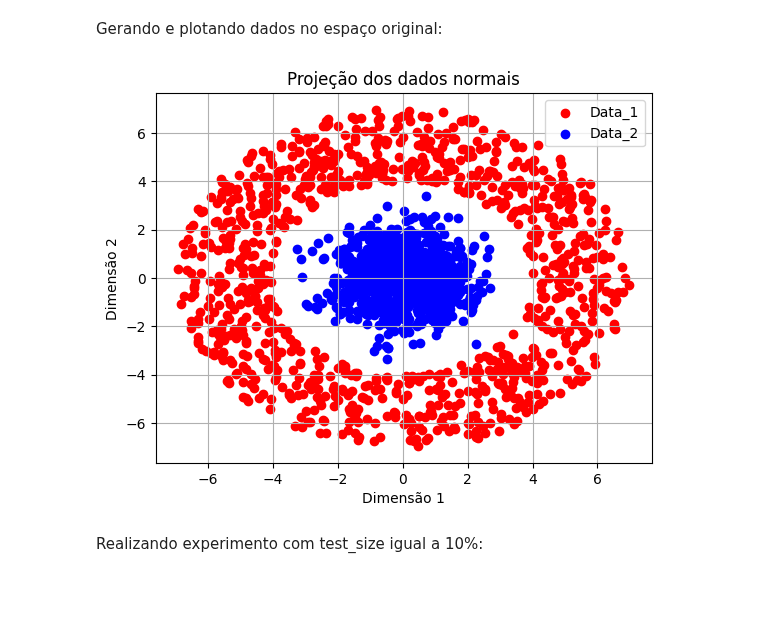
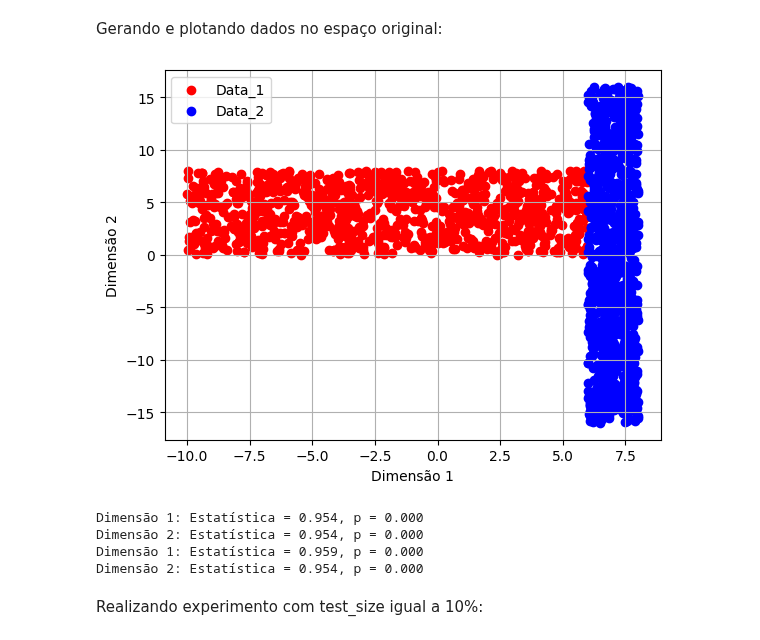
Before and after one commit to lorran-araujo/LNCC, a Jupyter notebook: disciplinas/estatistica/seminario/codes/aplications_lda.ipynb, the cells around one changed output. Cells and saved outputs as stored; diff of their text form; code cells hidden in the pictures; blank space fills up the shorter version.

```diff
--- a/disciplinas/estatistica/seminario/codes/aplications_lda.ipynb
+++ b/disciplinas/estatistica/seminario/codes/aplications_lda.ipynb
@@ -13,7 +13,6 @@ Definição de funções:
 # %%
 def plot_dados(data_1, data_2):
 
-    plt.title("Projeção dos dados normais")
     plt.xlabel("Dimensão 1")
     plt.ylabel("Dimensão 2")
 
@@ -103,7 +102,7 @@ data_1 = np.zeros((num_dados,2))
 data_2 = np.zeros((num_dados,2))
 
 for i in range(num_dados):
-    a = np.random.normal(15, 10)
+    a = np.random.normal(15, 5)
     b = np.random.normal(10, 5)
 
     c = np.random.normal(0, 5)
@@ -173,30 +175,40 @@ Acurácia do LDA sob o conjunto de teste: 0.87
 Gerando e plotando dados no espaço original:
 # %%
 num_dados = 1000
-
-raio_min = 4.0
-raio_max = 7.0
 
 data_3 = np.zeros((num_dados,2))
 data_4 = np.zeros((num_dados,2))
 
 for i in range(num_dados):
-    angles = np.random.uniform(0, 2 * np.pi)
-    radii = np.random.uniform(raio_min, raio_max)
 
-    a = radii * np.cos(angles)
-    b = radii * np.sin(angles)
+    a = np.random.uniform(-10, 6)
+    b = np.random.uniform(0, 8)
 
-    c = np.random.normal(0,1)
-    d = np.random.normal(0,1)
+    c = np.random.uniform(6, 8)
+    d = np.random.uniform(-16, 16)
 
     data_3[i] = [a,b]
     data_4[i] = [c,d]
 
 # plotando dados
 plot_dados(data_3, data_4)
 # %% [output]
-[figure, old version]
+[figure, new version]
+# %%
+from scipy.stats import shapiro
+
+for i in range(data_3.shape[1]):
+    estatistica, p = shapiro(data_3[:, i])
+    print(f"Dimensão {i+1}: Estatística = {estatistica:.3f}, p = {p:.3f}")
+
+for i in range(data_4.shape[1]):
+    estatistica, p = shapiro(data_4[:, i])
+    print(f"Dimensão {i+1}: Estatística = {estatistica:.3f}, p = {p:.3f}")
+# %% [output]
+Dimensão 1: Estatística = 0.954, p = 0.000
+Dimensão 2: Estatística = 0.954, p = 0.000
+Dimensão 1: Estatística = 0.959, p = 0.000
+Dimensão 2: Estatística = 0.954, p = 0.000
 # %% [markdown]
 Realizando experimento com test_size igual a 10%:
 # %%
```
Also changed, not shown: parts of 13 cells of this notebook, 44 other files.
